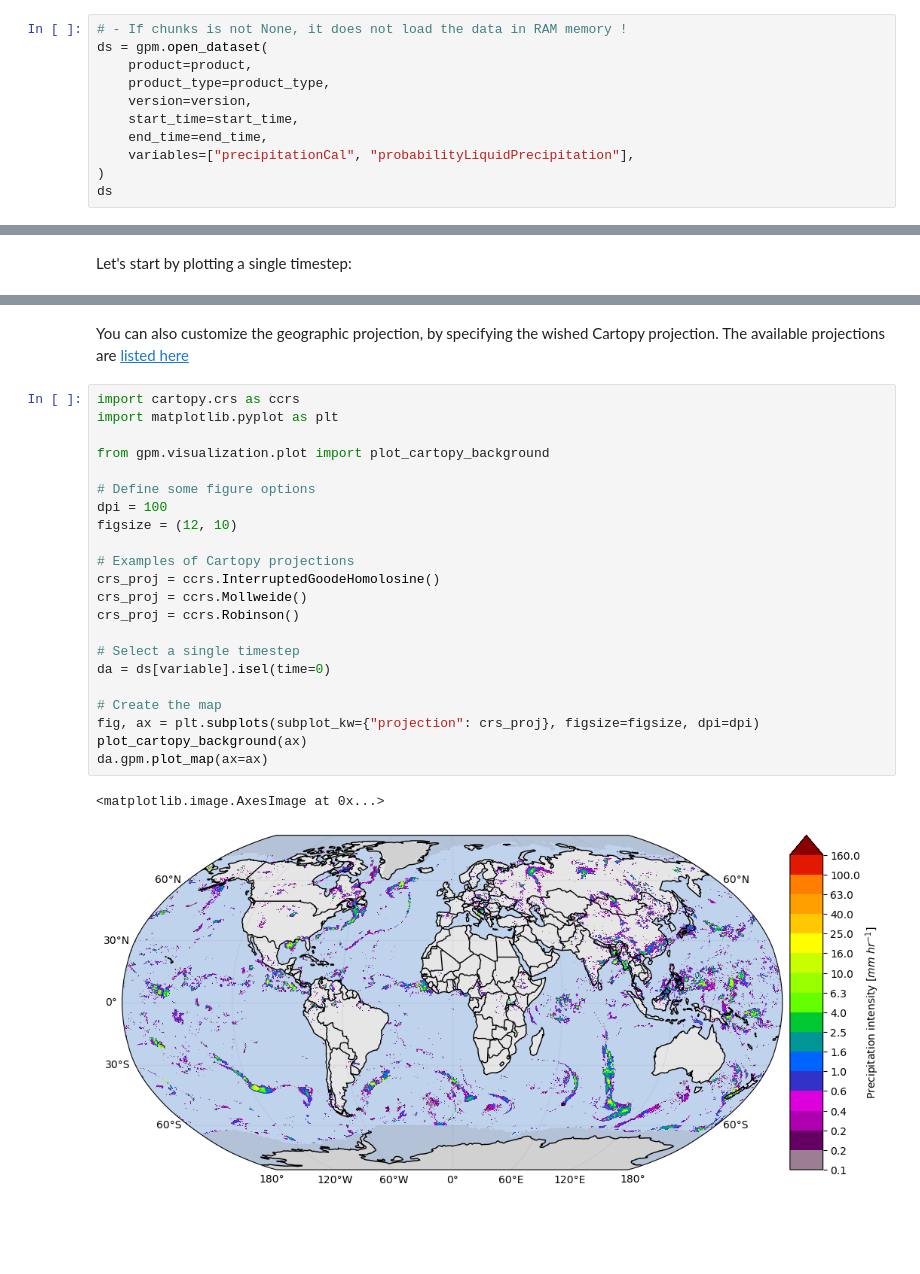
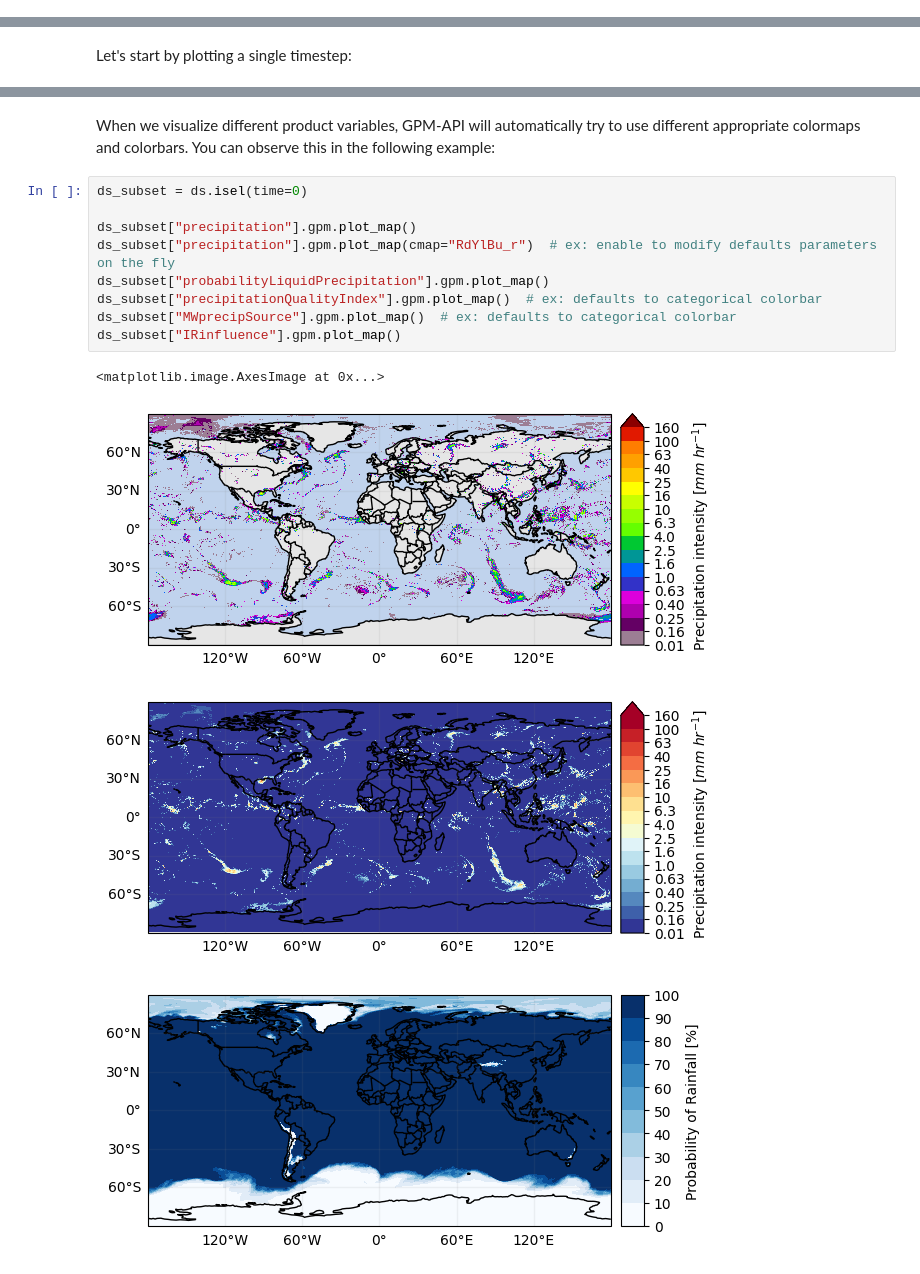
Before and after one commit to ghiggi/gpm_api, a Jupyter notebook: tutorials/tutorial_02_IMERG.ipynb, the cells around one changed output, grey strips where cells are left out. Saved outputs shown, nothing was run; the diff lists cells and outputs as text; blank space fills up the shorter version.

```diff
--- a/tutorials/tutorial_02_IMERG.ipynb
+++ b/tutorials/tutorial_02_IMERG.ipynb
@@ -203,11 +237,0 @@ An alternative to directly read only the variables of interest is to specify the
-# %%
-# - If chunks is not None, it does not load the data in RAM memory !
-ds = gpm.open_dataset(
-    product=product,
-    product_type=product_type,
-    version=version,
-    start_time=start_time,
-    end_time=end_time,
-    variables=["precipitationCal", "probabilityLiquidPrecipitation"],
-)
-ds
@@ -422,28 +416,17 @@ Text(0.5, 1.0, 'IMERG-FR')
 # %% [markdown]
-You can also customize the geographic projection, by specifying the wished Cartopy projection.
-The available projections are [listed here]( https://scitools.org.uk/cartopy/docs/latest/reference/projections.html?highlight=projections)
+When we visualize different product variables, GPM-API will automatically try to use different appropriate colormaps and colorbars.
+You can observe this in the following example:
 # %%
-import cartopy.crs as ccrs
-import matplotlib.pyplot as plt
+ds_subset = ds.isel(time=0)
 
-from gpm.visualization.plot import plot_cartopy_background
-
-# Define some figure options
-dpi = 100
-figsize = (12, 10)
-
-# Examples of Cartopy projections
-crs_proj = ccrs.InterruptedGoodeHomolosine()
-crs_proj = ccrs.Mollweide()
-crs_proj = ccrs.Robinson()
-
-# Select a single timestep
-da = ds[variable].isel(time=0)
-
-# Create the map
-fig, ax = plt.subplots(subplot_kw={"projection": crs_proj}, figsize=figsize, dpi=dpi)
-plot_cartopy_background(ax)
-da.gpm.plot_map(ax=ax)
+ds_subset["precipitation"].gpm.plot_map()
+ds_subset["precipitation"].gpm.plot_map(cmap="RdYlBu_r")  # ex: enable to modify defaults parameters on the fly
+ds_subset["probabilityLiquidPrecipitation"].gpm.plot_map()
+ds_subset["precipitationQualityIndex"].gpm.plot_map()  # ex: defaults to categorical colorbar
+ds_subset["MWprecipSource"].gpm.plot_map()  # ex: defaults to categorical colorbar
+ds_subset["IRinfluence"].gpm.plot_map()
 # %% [output]
 <matplotlib.image.AxesImage at 0x...>
-[figure, old version]
+[figure, new version]
+[figure, added]
+[figure, added]
```
Also changed, not shown: parts of 94 cells of this notebook, 6 other files.
